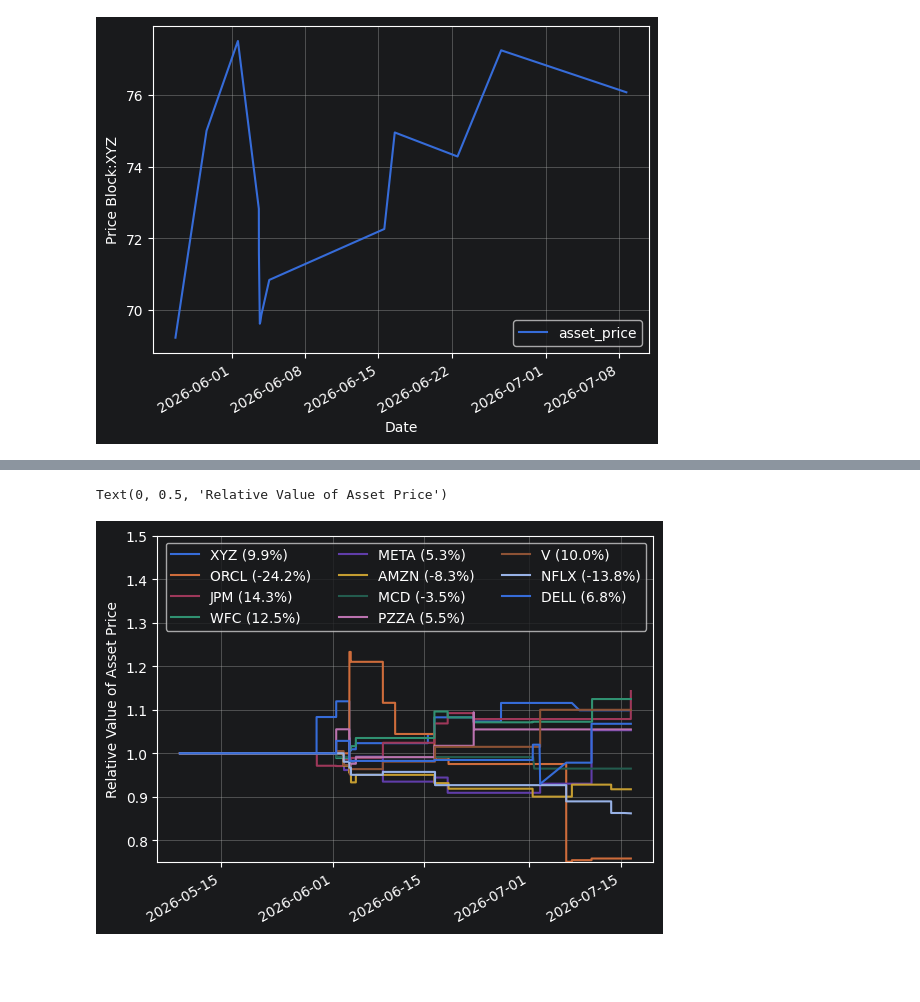
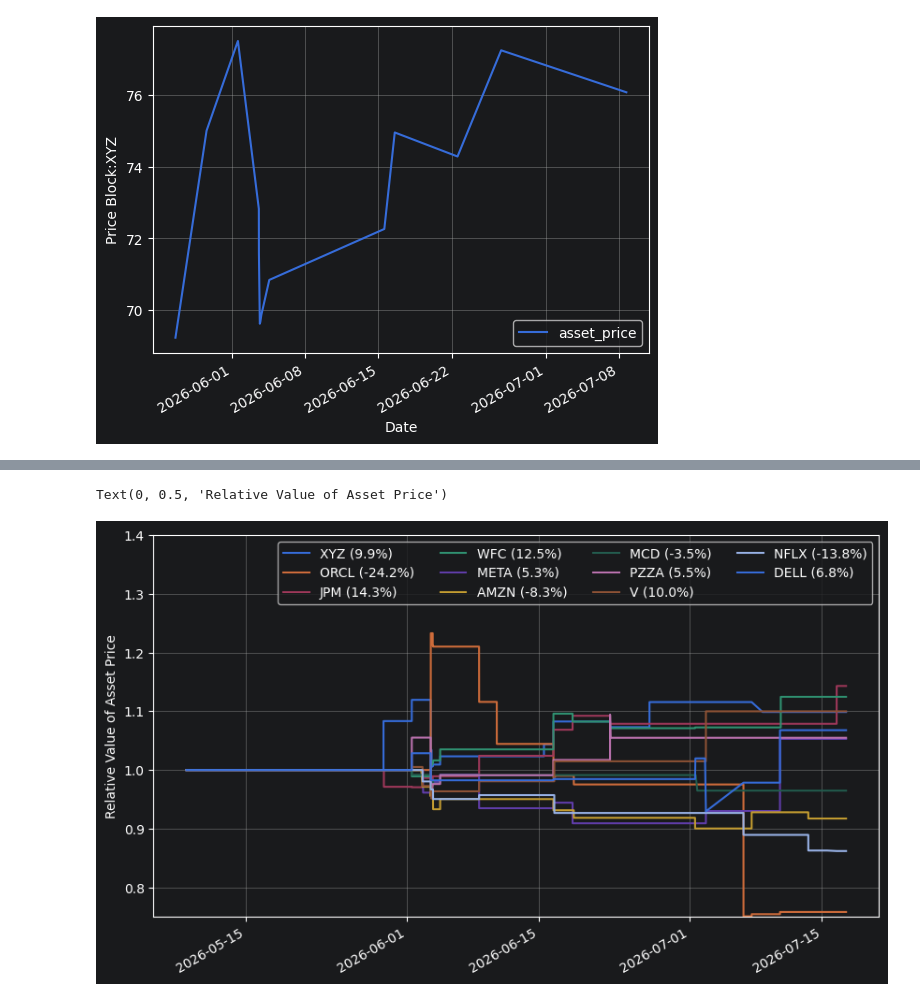
Before and after one commit to matthagy/cashapp_analysis, a Jupyter notebook: scratch0.ipynb, the cells around one changed output, grey strips where cells are left out. Cells and saved outputs as stored; diff of their text form; code cells hidden in the pictures; blank space fills up the shorter version.

```diff
--- a/scratch0.ipynb
+++ b/scratch0.ipynb
@@ -727,17 +766,18 @@ asset_price_rel.sample(10, random_state=0xCAFE)
 # %%
 asset_price_rel_plot = asset_price_rel[asset_count.head(12).iloc[1::].index].copy()
 asset_price_rel_plot_perc = asset_price_rel_plot.iloc[-1].sub(1).mul(100).round(1)
 asset_price_rel_plot.columns = [f'{col} ({perc}%)' for col, perc in
                                 zip(asset_price_rel_plot.columns, asset_price_rel_plot_perc)]
-asset_price_rel_plot.plot.line()
+fig, ax = plt.subplots(figsize=(10, 6))
+asset_price_rel_plot.plot.line(ax=ax)
 plt.grid()
-plt.legend(ncols=3, loc='upper right')
-plt.ylim(0.75, 1.5)
+plt.legend(ncols=4, loc='upper right')
+plt.ylim(0.75, 1.4)
 plt.xlabel('')
 plt.ylabel('Relative Value of Asset Price')
 # %% [output]
 Text(0, 0.5, 'Relative Value of Asset Price')
-[figure, old version]
+[figure, new version]
 # %%
 asset_price_rel['XYZ'].dropna()
 # %% [output]
```
Also changed, not shown: parts of 65 cells of this notebook, 1 other file.
